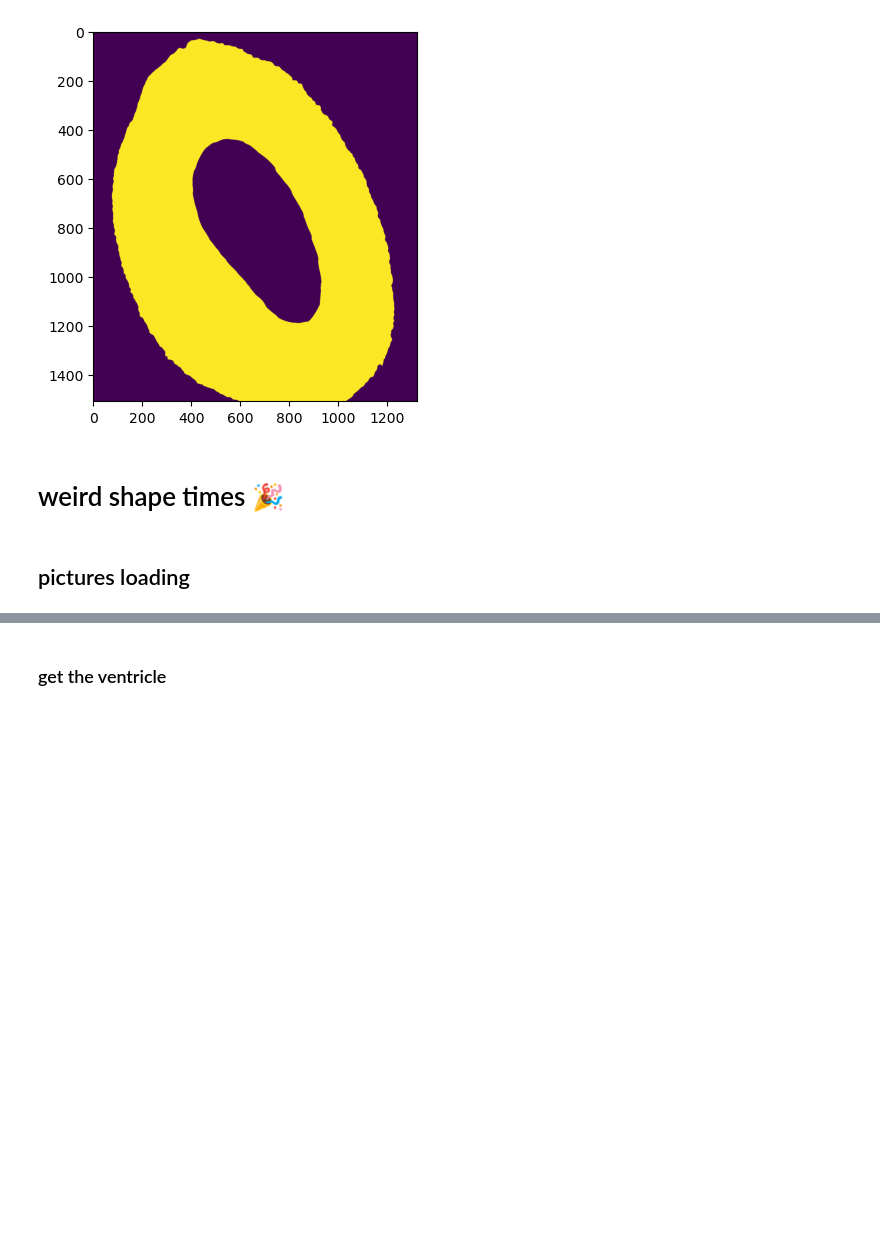
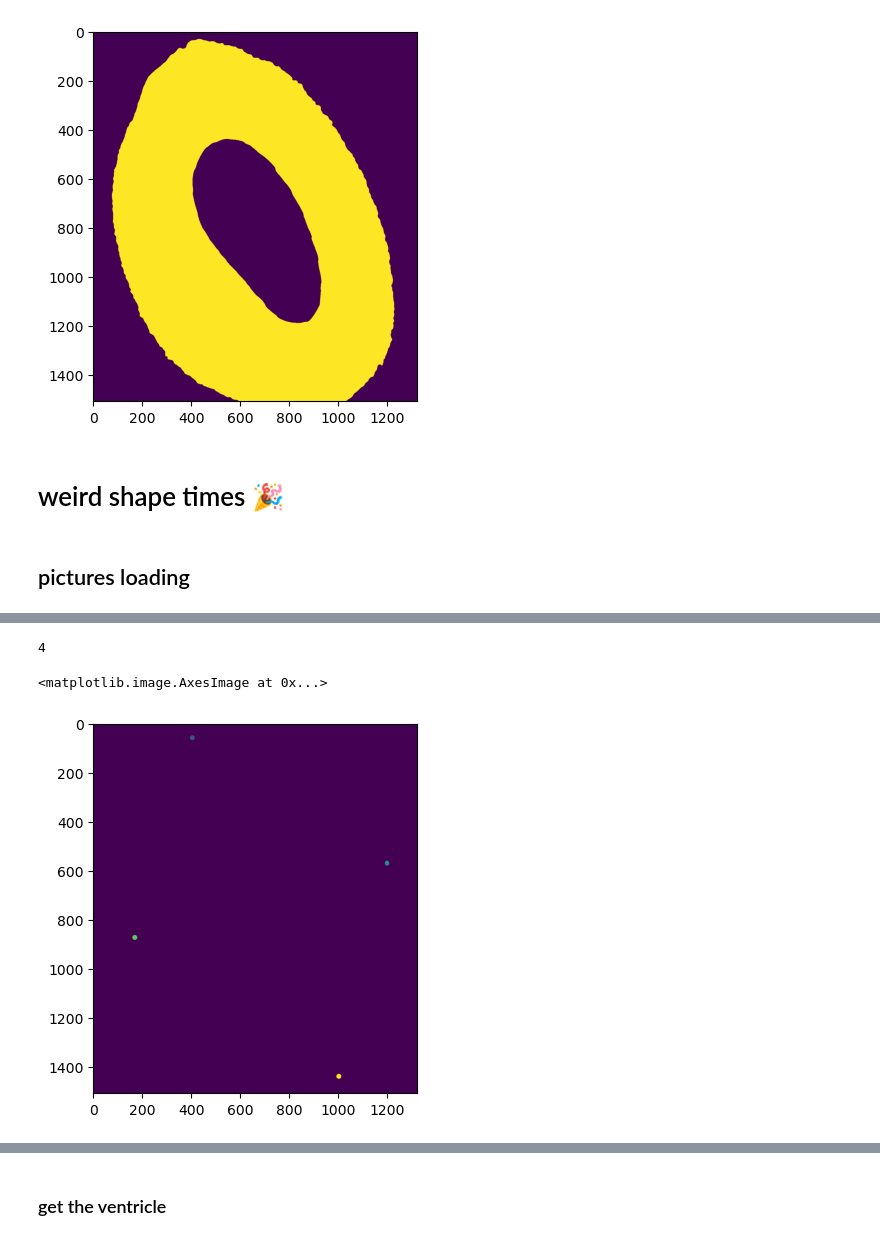
Before and after one commit to enricoenne/ventricle-measure, a Jupyter notebook: vent_thickness.ipynb, the cells around one changed output, grey strips where cells are left out. Saved outputs shown, nothing was run; the diff lists cells and outputs as text; code cells hidden in the pictures; blank space fills up the shorter version.

```diff
--- a/vent_thickness.ipynb
+++ b/vent_thickness.ipynb
@@ -167,0 +168,8 @@ smoothing factor = 23.41
+# %%
+labeled_mark, n_mark = label(points)
+print(n_mark)
+plt.imshow(labeled_mark)
+# %% [output]
+4
+<matplotlib.image.AxesImage at 0x...>
+[figure, added]
```
Also changed, not shown: parts of 52 cells of this notebook, 15 other files.
